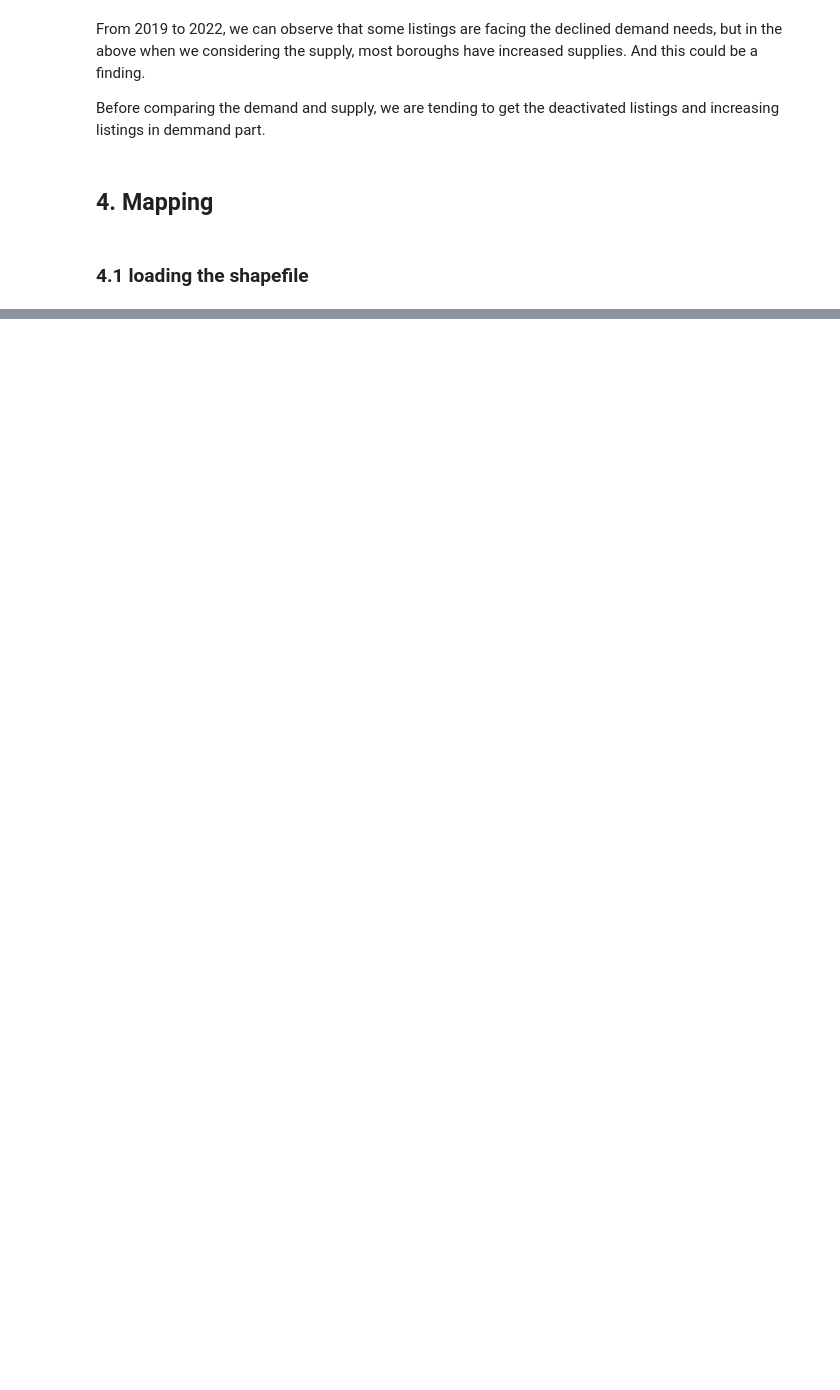
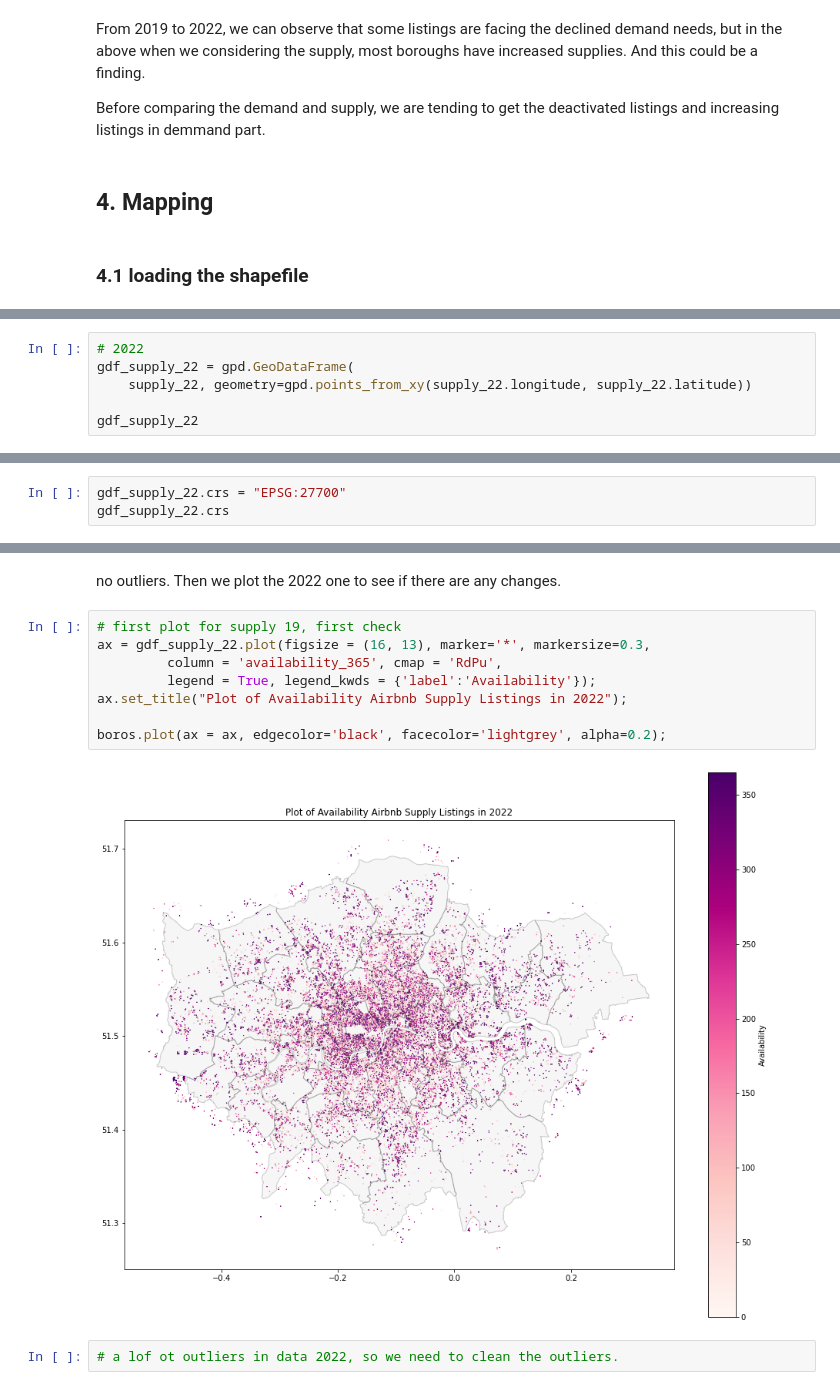
Before and after one commit to Eriswang/fsds_013, a Jupyter notebook: part1_2_0117.ipynb, the cells around one changed output, grey strips where cells are left out. Drawn from its saved outputs; the diff is of its cells as text; blank space fills up the shorter version.

```diff
--- a/part1_2_0117.ipynb
+++ b/part1_2_0117.ipynb
@@ -1099,0 +1122,6 @@ Before comparing the demand and supply, we are tending to get the deactivated li
+# %%
+# 2022
+gdf_supply_22 = gpd.GeoDataFrame(
+    supply_22, geometry=gpd.points_from_xy(supply_22.longitude, supply_22.latitude))
+
+gdf_supply_22
@@ -1099,0 +1204,3 @@ Before comparing the demand and supply, we are tending to get the deactivated li
+# %%
+gdf_supply_22.crs = "EPSG:27700"
+gdf_supply_22.crs
@@ -1099,0 +1269,14 @@ Before comparing the demand and supply, we are tending to get the deactivated li
+# %% [markdown]
+no outliers. Then we plot the 2022 one to see if there are any changes.
+# %%
+# first plot for supply 19, first check
+ax = gdf_supply_22.plot(figsize = (16, 13), marker='*', markersize=0.3,
+         column = 'availability_365', cmap = 'RdPu',
+         legend = True, legend_kwds = {'label':'Availability'});
+ax.set_title("Plot of Availability Airbnb Supply Listings in 2022");
+
+boros.plot(ax = ax, edgecolor='black', facecolor='lightgrey', alpha=0.2);
+# %% [output]
+[figure, added]
+# %%
+# a lof ot outliers in data 2022, so we need to clean the outliers.
```
Also changed, not shown: parts of 35 cells of this notebook.
